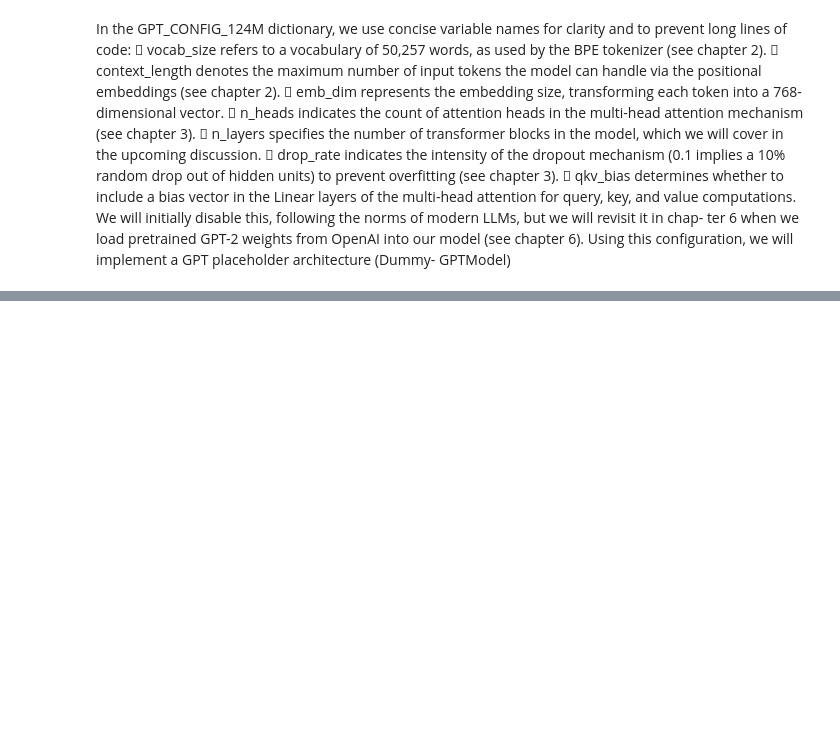
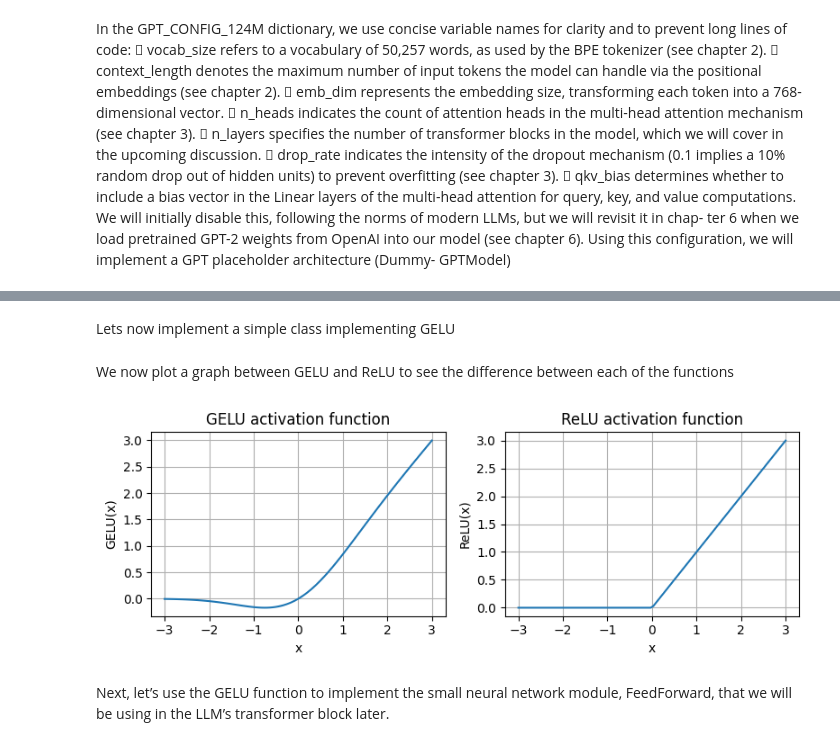
Before and after one commit to amh1k/llm-from-scratch, a Jupyter notebook: llm-architecture.ipynb, the cells around one changed output, grey strips where cells are left out. Cells and saved outputs as stored; diff of their text form; code cells hidden in the pictures; blank space fills up the shorter version.

Commit message:
add gelu with feed forward

```diff
--- a/llm-architecture.ipynb
+++ b/llm-architecture.ipynb
@@ -38,0 +188,2 @@ class DummyGPTModel(nn.Module):
+# %% [markdown]
+Lets now implement a simple class implementing GELU
@@ -38,0 +196,22 @@ class DummyGPTModel(nn.Module):
+# %% [markdown]
+We now plot a graph between GELU and ReLU to see the difference between each of the functions
+# %%
+import matplotlib.pyplot as plt
+gelu, relu =nn.GELU(), nn.ReLU()
+x = torch.linspace(-3,3,100)
+y_gelu, y_relu = gelu(x), relu(x)
+plt.figure(figsize=(8,3))
+for i, (y, label) in enumerate(zip([y_gelu, y_relu], ["GELU", "ReLU"]), 1):
+    plt.subplot(1, 2, i)
+    plt.plot(x, y)
+    plt.title(f"{label} activation function")
+    plt.xlabel("x")
+    plt.ylabel(f"{label}(x)")
+    plt.grid(True)
+plt.tight_layout()
+plt.show()
+# %% [output]
+[figure, added]
+# %% [markdown]
+Next, let’s use the GELU function to implement the small neural network module,
+FeedForward, that we will be using in the LLM’s transformer block later.
```
Also changed, not shown: parts of 19 cells of this notebook.
